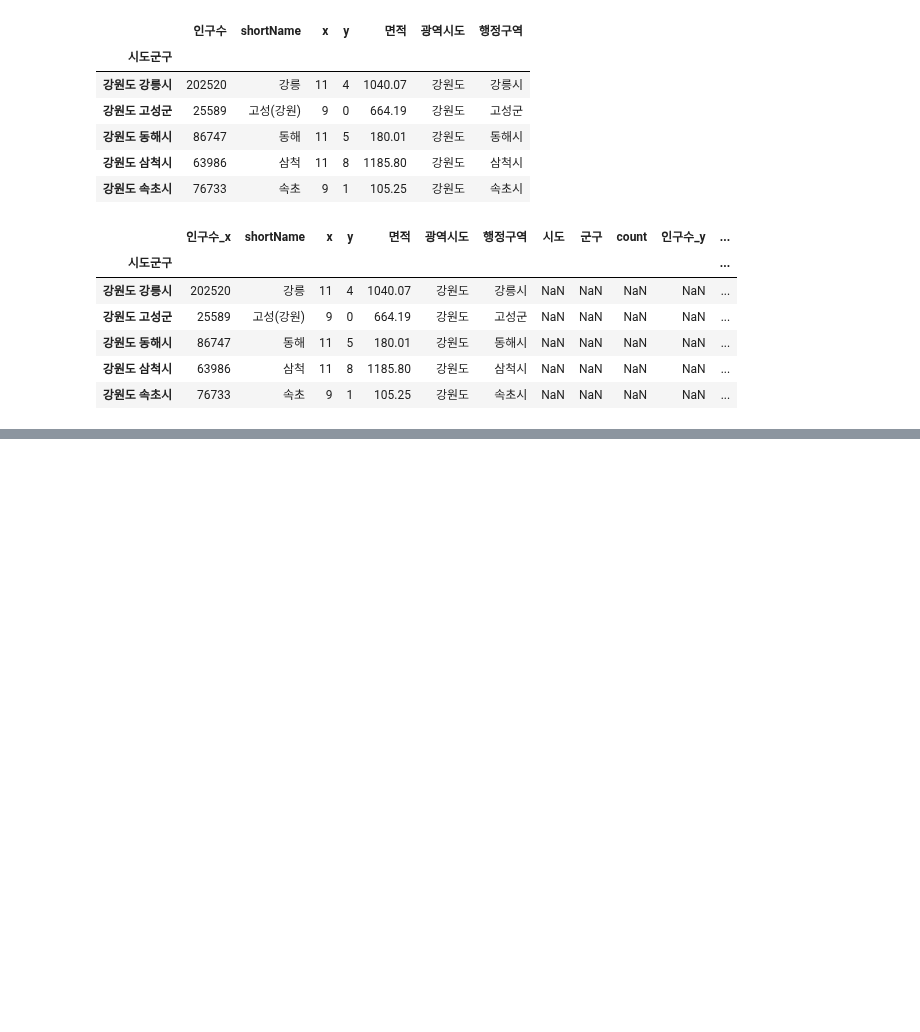
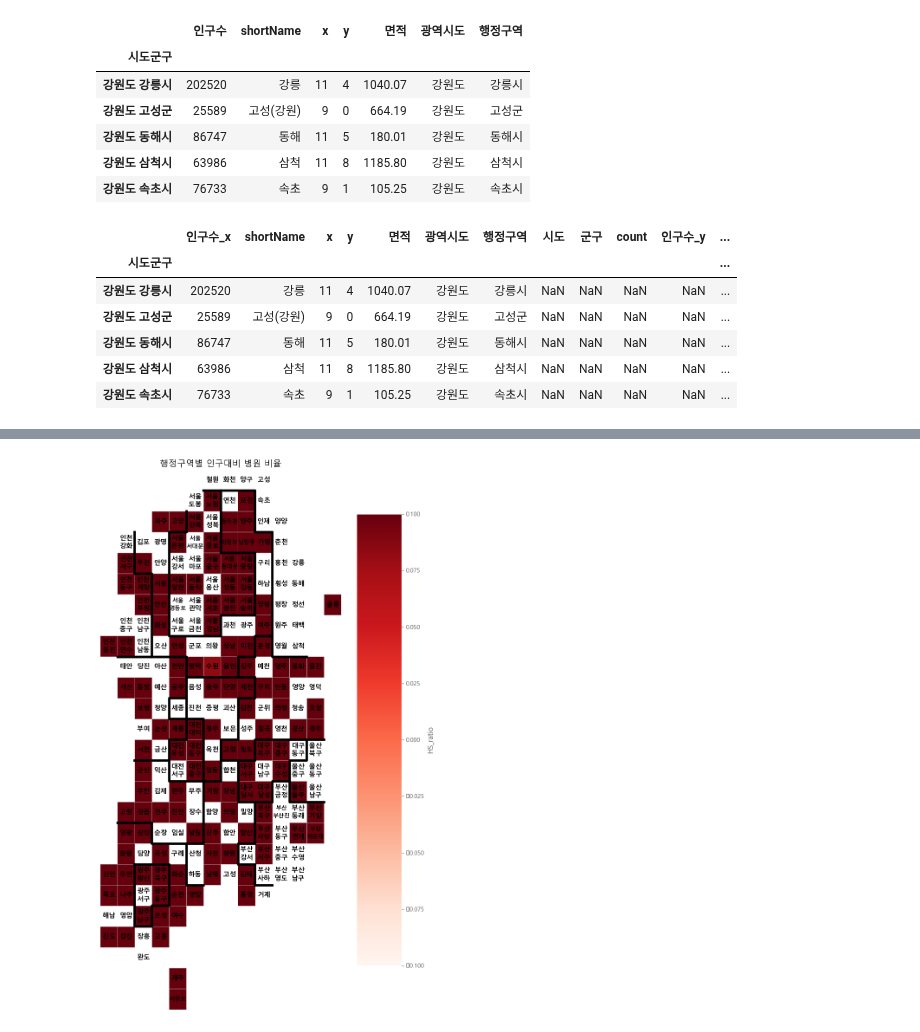
Before and after one commit to mimimioo/BigdataVisualization_analyze, a Jupyter notebook: 3-지도맵-통계/test2.ipynb, the cells around one changed output, grey strips where cells are left out. Saved outputs shown, nothing was run; the diff lists cells and outputs as text; code cells hidden in the pictures; blank space fills up the shorter version.

```diff
--- a/3-지도맵-통계/test2.ipynb
+++ b/3-지도맵-통계/test2.ipynb
@@ -556,0 +583,5 @@ draw_blockMap(data_draw_korea_local_Hospital_Population,"count","행정구역별
+# %%
+# 함수 이용해서 블록맵 그려보기.
+draw_blockMap(data_draw_korea_local_Hospital_Population,"HS_ratio","행정구역별 인구대비 병원 비율", "Reds")
+# %% [output]
+[figure, added]
```
Also changed, not shown: parts of 2 cells of this notebook, 2 other files.
